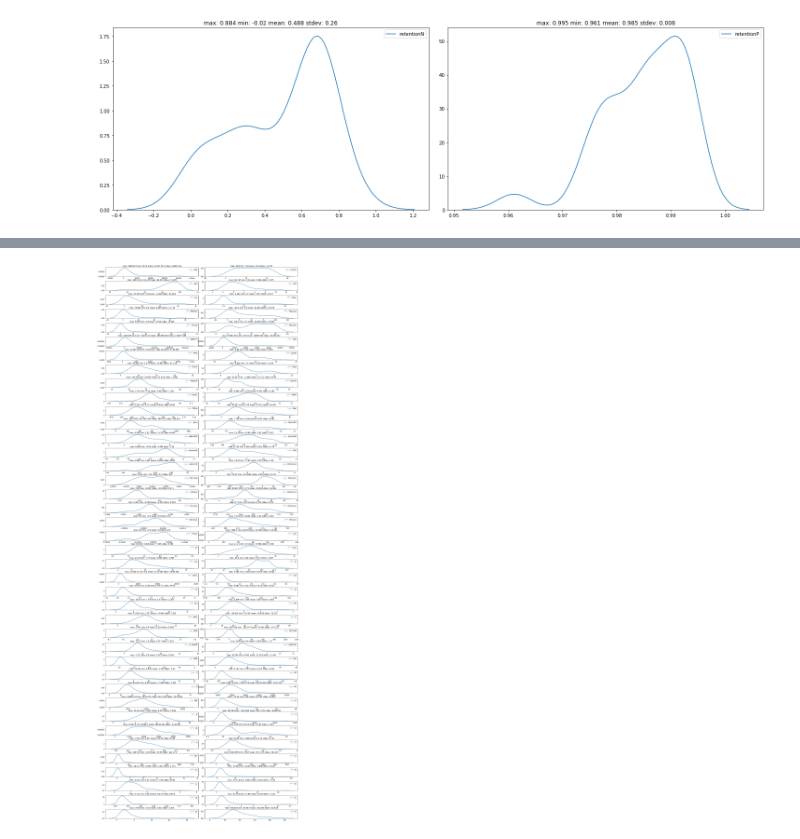
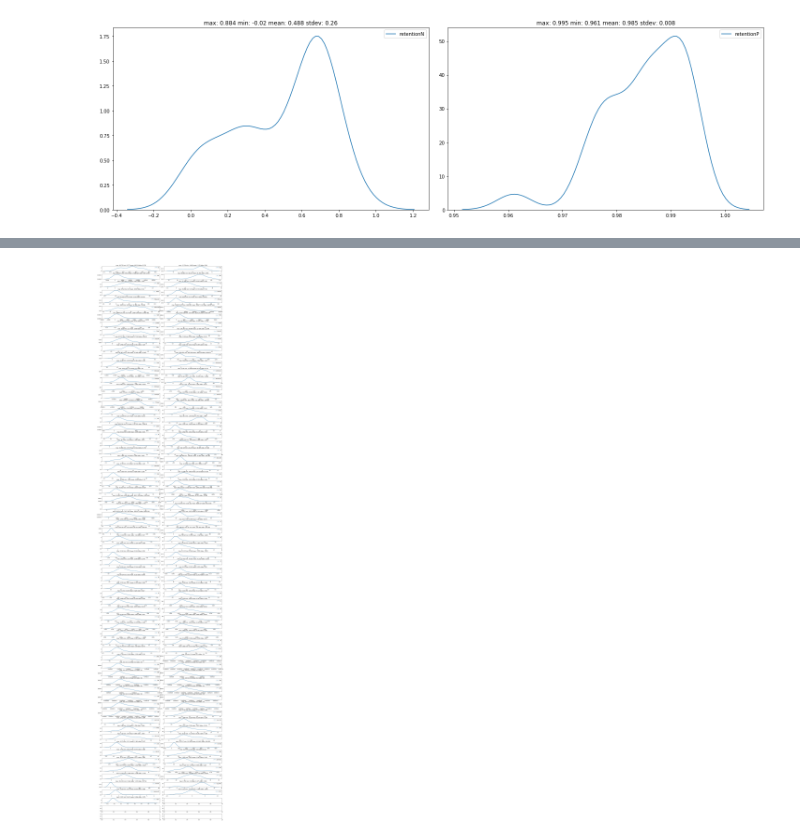
Before and after one commit to darockstop/catchment, a Jupyter notebook: epa.ipynb, the cells around one changed output, grey strips where cells are left out. Saved outputs shown, nothing was run; the diff lists cells and outputs as text; code cells hidden in the pictures.

```diff
--- a/epa.ipynb
+++ b/epa.ipynb
@@ -92,6 +65,8 @@ log_radon      27
 mrp.r           1
 dtype: int64
 # %%
+xs, ts = data.drop(targets, axis=1), data[targets]
+
 f, axarray = plt.subplots(ncols=2, nrows=1)
 f.set_size_inches(20, 6)
 f.tight_layout()
@@ -105,7 +80,7 @@ for target, ax in zip(targets, axarray.ravel()):
     sb.kdeplot(ts[target].dropna(), ax=ax)
     ax.set_title('max: {} min: {} mean: {} stdev: {}'.format(max_val, min_val, mean, stdev))
 
-    outliers = ts.loc[ts[target] > mean + 5*stdev, [target]]
+    outliers = data.loc[ts[target] > mean + 5*stdev, [target]]
     if not outliers.empty:
         print('{} outliers'.format(target))
         print(outliers)
@@ -142,22 +117,22 @@ doc.dop             NaN         NaN
 # %%
-f, axarray = plt.subplots(ncols=2, nrows=40)
-f.set_size_inches(18, 50)
+f, axarray = plt.subplots(ncols=2, nrows=70)
+f.set_size_inches(18, 80)
 f.tight_layout()
 
-for col, ax in zip(data.columns[11:], axarray.ravel()):
-    max_val, min_val, mean, stdev = np.round([data[col].max(),
-                                              data[col].min(),
-                                              data[col].mean(),
-                                              data[col].std()], 3)
+for col, ax in zip(xs.columns.values[1:], axarray.ravel()):
+    max_val, min_val, mean, stdev = np.round([xs[col].max(),
+                                              xs[col].min(),
+                                              xs[col].mean(),
+                                              xs[col].std()], 3)
 
-    outliers = data.loc[data[col] > mean + 10*stdev, [col]]
-    sb.kdeplot(data[col].dropna(), ax=ax)
+    outliers = xs.loc[xs[col] > mean + 10*stdev, [col]]
+    sb.kdeplot(xs[col].dropna(), ax=ax)
 
     ax.set_title('max: {} min: {} mean: {} stdev: {}'.format(max_val, min_val, mean, stdev))
 
 #     if not outliers.empty:
 #         print('{} outliers'.format(col))
 #         print(outliers)
 #         print()
 # %% [output]
-[figure, old version]
+[figure, new version]
```
Also changed, not shown: parts of 6 cells of this notebook, 3 other files.
